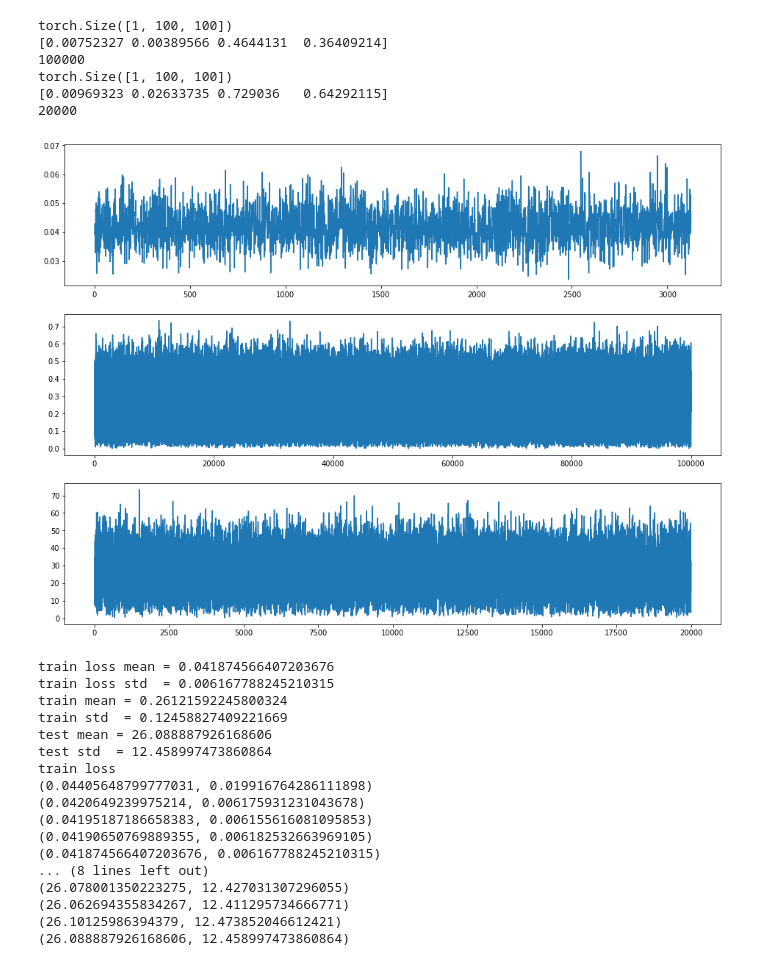
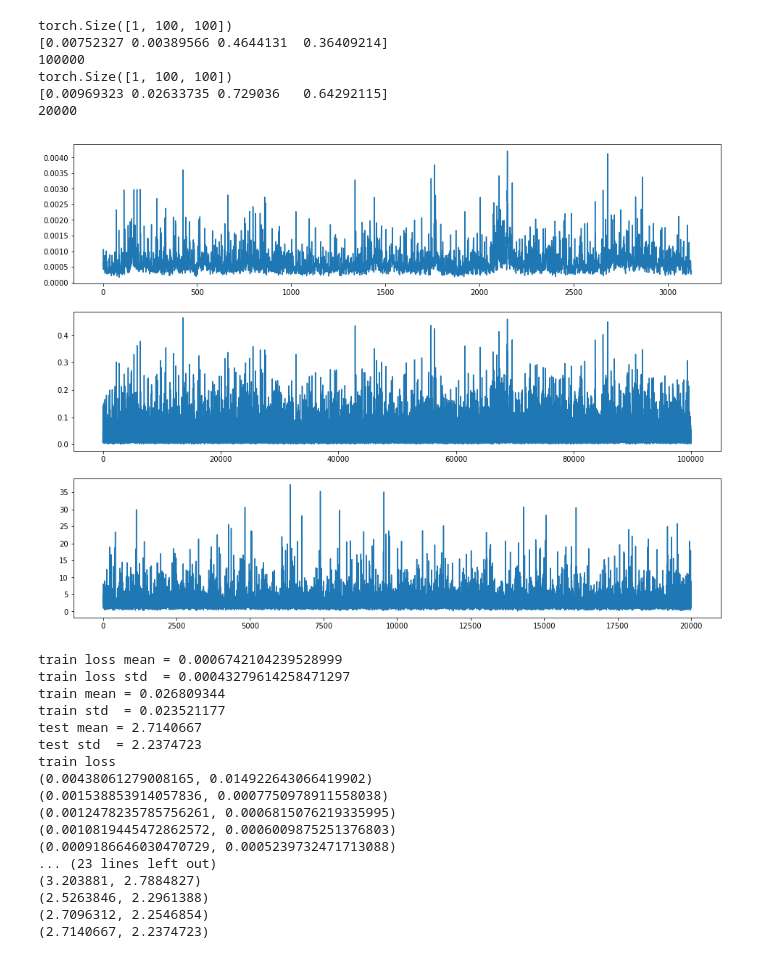
Before and after one commit to caitaozhan/deeplearning-localization, a Jupyter notebook: CNN-regression-multi.ipynb, the cells around one changed output. Drawn from its saved outputs; the diff is of its cells as text; code cells hidden in the pictures.

Commit message:
2 TX using CNN regression is working after applyig a matching after the CNN final layer

```diff
--- a/CNN-regression-multi.ipynb
+++ b/CNN-regression-multi.ipynb
@@ -49,12 +50,17 @@ class Metrics:
         '''
         error = []
         for pred, truth in zip(pred_batch, truth_batch):
-            pred_x, pred_y = pred[0], pred[1]
-            true_x, true_y = truth[0], truth[1]
-            err = Utility.distance((pred_x, pred_y), (true_x, true_y))
-            error.append(err)
+#             print(pred.shape, truth.shape)
+#             pred_x, pred_y = pred[0], pred[1]
+#             true_x, true_y = truth[0], truth[1]
+#             err = Utility.distance((pred_x, pred_y), (true_x, true_y))
+            error_row = []
+            for i in range(0, len(pred), 2):
+                one = pred[i:i+2] - truth[i:i+2]   # one pair of predicted location and ground truth
+                error_row.append(np.sqrt(np.dot(one, one)))
+            error.append(np.mean(error_row))
             if debug:
-                print(pred, truth, err)
+                print('pred', pred, 'truth', truth, 'err', error)
         return error
 # %% [markdown]
 # 1 Regression -- output layer is a FC with two nodes
@@ -200,7 +206,7 @@ model     = net3.to(device)
 optimizer = optim.Adam(model.parameters(), lr=0.001)
 criterion = nn.MSELoss()  # criterion is the loss function
 
-num_epochs   = 5
+num_epochs   = 10
 train_losses_epoch = []
 train_errors_epoch = []
 test_errors_epoch  = []
@@ -217,6 +223,11 @@ for epoch in range(num_epochs):
         X = sample['matrix'].to(device)
         y = sample['target'].to(device)
         pred = model(X)
+#         print('1\npred[0]', pred[0], '\n', 'y[0]', y[0], '\n')
+#         do a matching here (don't think it will work), ordering the Truth labels might help
+        pred, y = match(pred, y)
+#         print('2\npred[0]', pred[0], '\n', 'y[0]', y[0], '\n')
+
         loss = criterion(pred, y)
         optimizer.zero_grad()
         loss.backward()
@@ -233,6 +244,7 @@ for epoch in range(num_epochs):
         X = sample['matrix'].to(device)
         y = sample['target'].to(device)
         pred = model(X)
+        pred, y = match(pred, y)
         pred = pred.data.cpu()
         y    = y.data.cpu()
         pred = sensor_input_dataset.undo_normalize(pred)
@@ -242,48 +254,48 @@ for epoch in range(num_epochs):
     clear_output(True)
     plt.figure(figsize=(16, 12))
     plt.subplot(311)
     plt.plot(train_losses)
     plt.subplot(312)
     plt.plot(train_errors)
     plt.subplot(313)
     plt.plot(test_errors)
     plt.show()
 
     print('train loss mean =', np.mean(train_losses))
     print('train loss std  =', np.std(train_losses))
     print('train mean =', np.mean(train_errors))
     print('train std  =', np.std(train_errors))
     print('test mean =', np.mean(test_errors))
     print('test std  =', np.std(test_errors))
     train_losses_epoch.append((np.mean(train_losses), np.std(train_losses)))
     train_errors_epoch.append((np.mean(train_errors), np.std(train_errors)))
     test_errors_epoch.append((np.mean(test_errors), np.std(test_errors)))
 
 print('train loss')
 for loss in train_losses_epoch:
     print(loss)
 print('train error')
 for error in train_errors_epoch:
     print(error)
 print('test error')
 for error in test_errors_epoch:
     print(error)
 # %% [output]
-[figure, old version]
+[figure, new version]
-train loss mean = 0.041874566407203676
-train loss std  = 0.006167788245210315
-train mean = 0.26121592245800324
-train std  = 0.12458827409221669
-test mean = 26.088887926168606
-test std  = 12.458997473860864
+train loss mean = 0.0006742104239528999
+train loss std  = 0.00043279614258471297
+train mean = 0.026809344
+train std  = 0.023521177
+test mean = 2.7140667
+test std  = 2.2374723
 train loss
-(0.04405648799777031, 0.019916764286111898)
-(0.0420649239975214, 0.006175931231043678)
-(0.04195187186658383, 0.006155616081095853)
-(0.04190650769889355, 0.006182532663969105)
-(0.041874566407203676, 0.006167788245210315)
-... (8 lines left out)
-(26.078001350223275, 12.427031307296055)
-(26.062694355834267, 12.411295734666771)
-(26.10125986394379, 12.473852046612421)
-(26.088887926168606, 12.458997473860864)
+(0.00438061279008165, 0.014922643066419902)
+(0.001538853914057836, 0.0007750978911558038)
+(0.0012478235785756261, 0.0006815076219335995)
+(0.0010819445472862572, 0.0006009875251376803)
+(0.0009186646030470729, 0.0005239732471713088)
+... (23 lines left out)
+(3.203881, 2.7884827)
+(2.5263846, 2.2961388)
+(2.7096312, 2.2546854)
+(2.7140667, 2.2374723)
```
Also changed, not shown: parts of 4 cells of this notebook, 2 other files.
